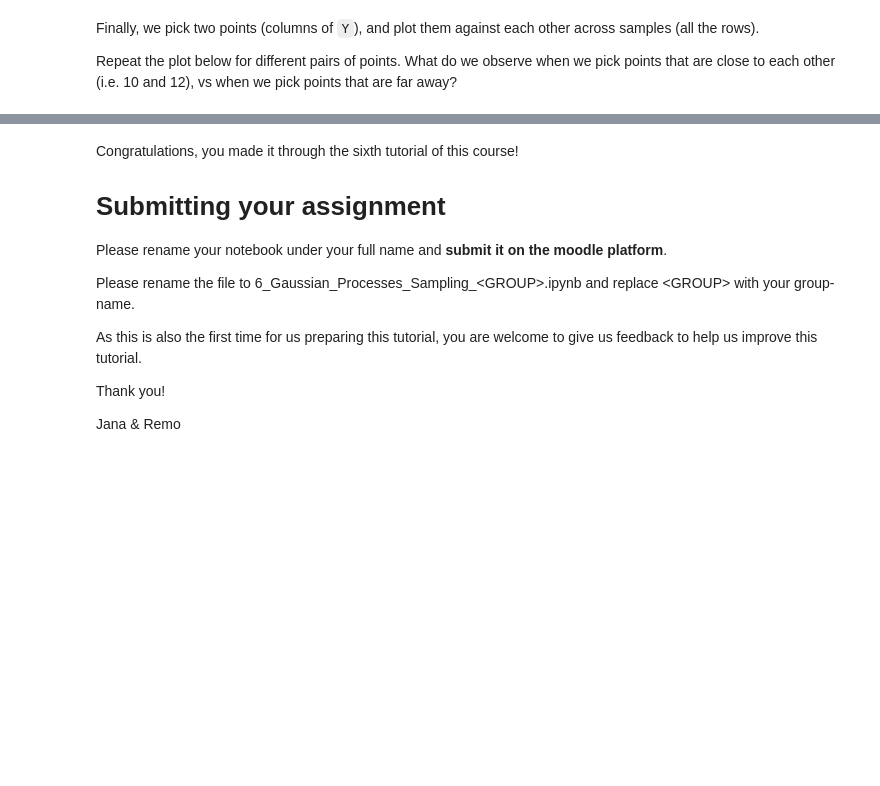
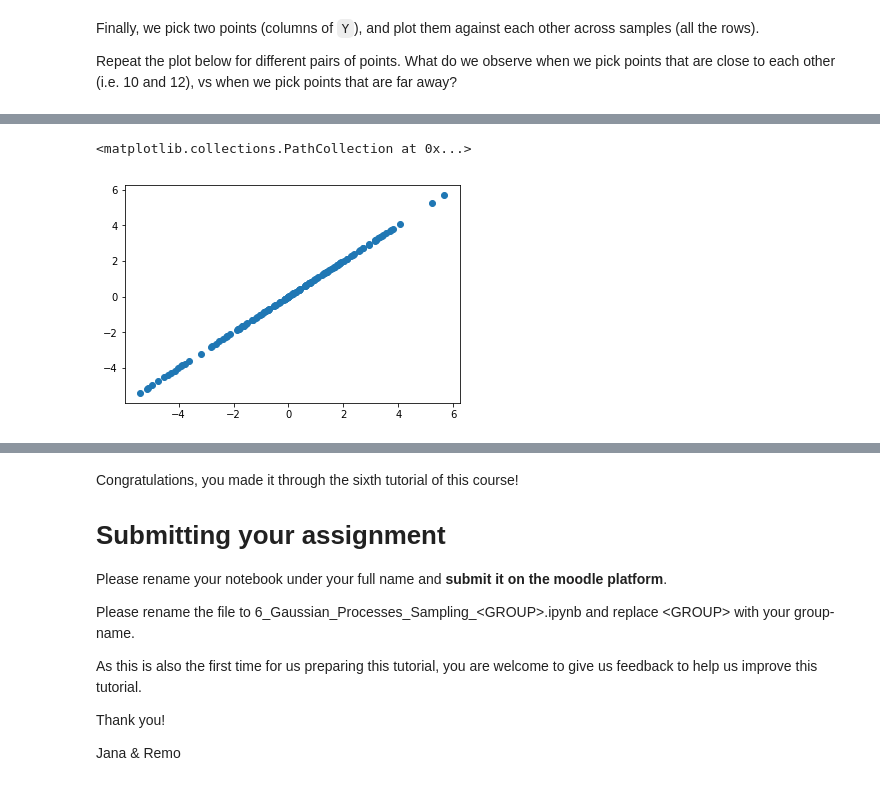
Before and after one commit to 2start/ml4pm, a Jupyter notebook: ex05/5_Gaussian_Processes_Sampling_STUDENT.ipynb, the cells around one changed output, grey strips where cells are left out. Cells and saved outputs as stored; diff of their text form; code cells hidden in the pictures; blank space fills up the shorter version.

```diff
--- a/ex05/5_Gaussian_Processes_Sampling_STUDENT.ipynb
+++ b/ex05/5_Gaussian_Processes_Sampling_STUDENT.ipynb
@@ -43,7 +43,16 @@ Implement a function that will construct the covariance matrix $\mathbf{K}$ ($\m
 def k_sqexp(x, A, L):
 
     # your_code (use either a nested loop or nested list comprehension to contstruct K)
+    K=[]
+    for i in range(0,len(x)):
+        K_j=[]
+        for j in range (0, len(x)):
+            kSE=A**2*np.exp(-0.5*(((x[i]-x[j])**2)/L**2))
+            K_j.append(kSE)
 
+        K.append(np.array(K_j))
+
+    K=np.array(K)
     # we add a small offset to the diagnonal for numerical stability later
     K = K + np.eye(len(x))*1e-7
 
@@ -84,7 +100,7 @@ We will visualize this for one example.
 
 Sample a set of `len(x)` independent variables from the distribution $\mathcal{N}(0,1)$ (tip: use `normal()`), store the values in `y_tilde`. Calculate the corresponding cholesky matrices for the kernel matrices `K1`, `K2`, `K3` with the `cholesky()` function (already imported above), which will give you chol1, chol2 and chol3 respectively. Rotate `y_tilde` with the different cholesky matrices, which will yield `y1`, `y2` and `y3` respectively:
 # %%
-y_tilde = # your_code (literally one function call)
+y_tilde = normal(loc=0.0,scale=1.0,size=len(x))# your_code (literally one function call)
 # %%
 plt.scatter(x, y_tilde, color='y', label='y_tilde')
 plt.legend()
@@ -116,11 +142,14 @@ For this, write a function that takes a kernel matrix `K` and an integer `t`, an
 # %%
 # write a function that samples from our Gaussian process t-times, and returns a matrix S
 
-def sample_gauss(K,n):
+def sample_gauss(K,t):
 
-    # your_code
-
-    return S
+    S=[]
+    for i in range(0,t):
+        y_tilde = normal(loc=0.0,scale=1.0,size=len(K))
+        chol=cholesky(K,lower=True)
+        S.append(np.dot(y_tilde,chol))
+    return np.array(S)
 # %%
 Y = sample_gauss(K1, 150)
 # %%
@@ -136,0 +173,5 @@ plt.scatter(Y[:,1], Y[:,10])
+# %%
+plt.scatter(Y[:,1], Y[:,1])
+# %% [output]
+<matplotlib.collections.PathCollection at 0x...>
+[figure, added]
```
Also changed, not shown: parts of 14 cells of this notebook.
